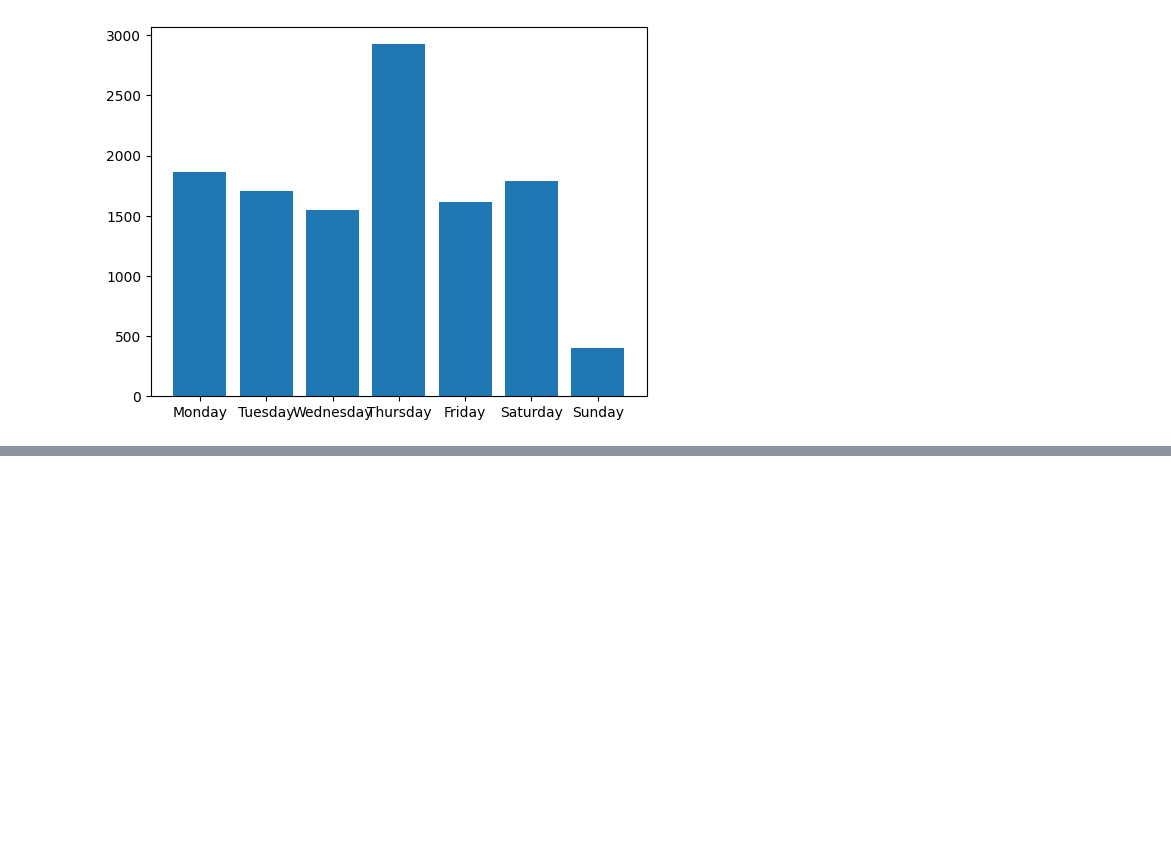
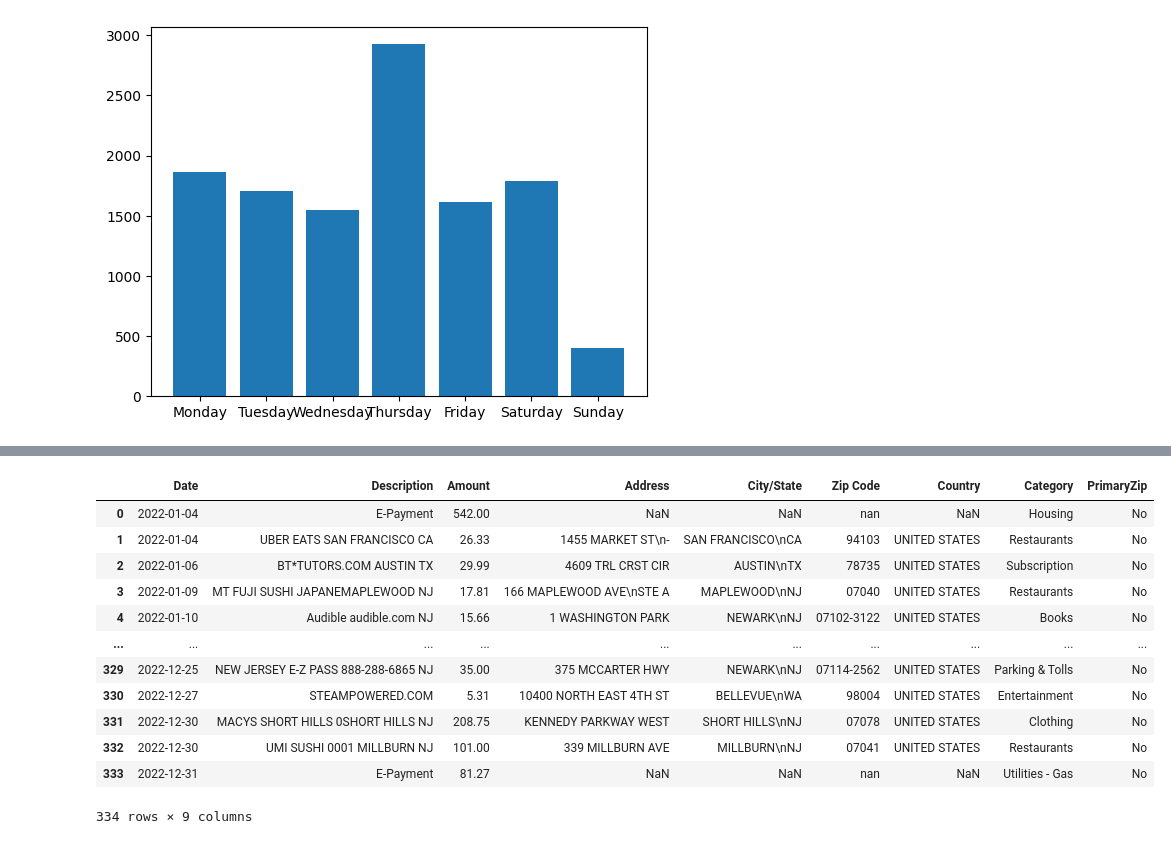
Before and after one commit to franklinjtan/Spendalyzer-Credit-Card-Analytics, a Jupyter notebook: EDA_code_ac.ipynb, the cells around one changed output, grey strips where cells are left out. Drawn from its saved outputs; the diff is of its cells as text; code cells hidden in the pictures; blank space fills up the shorter version.

```diff
--- a/EDA_code_ac.ipynb
+++ b/EDA_code_ac.ipynb
@@ -87,0 +97,19 @@ fig.show()
+# %%
+#Have user enter their primary Zip Code
+primaryzip = input('Enter your primary Zip Code')
+df['PrimaryZip'] = np.where(df['Zip Code'] == primaryzip, 'Yes','No')
+df
+# %% [output]
+|  | Date | Description | Amount | Address | City/State | Zip Code | Country | Category | PrimaryZip |
+| 0 | 2022-01-04 | E-Payment | 542.00 | NaN | NaN | nan | NaN | Housing | No |
+| 1 | 2022-01-04 | UBER EATS SAN FRANCISCO CA | 26.33 | 1455 MARKET ST\n- | SAN FRANCISCO\nCA | 94103 | UNITED STATES | Restaurants | No |
+| 2 | 2022-01-06 | BT*TUTORS.COM AUSTIN TX | 29.99 | 4609 TRL CRST CIR | AUSTIN\nTX | 78735 | UNITED STATES | Subscription | No |
+| 3 | 2022-01-09 | MT FUJI SUSHI JAPANEMAPLEWOOD NJ | 17.81 | 166 MAPLEWOOD AVE\nSTE A | MAPLEWOOD\nNJ | 07040 | UNITED STATES | Restaurants | No |
+| 4 | 2022-01-10 | Audible audible.com NJ | 15.66 | 1 WASHINGTON PARK | NEWARK\nNJ | 07102-3122 | UNITED STATES | Books | No |
+| ... | ... | ... | ... | ... | ... | ... | ... | ... | ... |
+| 329 | 2022-12-25 | NEW JERSEY E-Z PASS 888-288-6865 NJ | 35.00 | 375 MCCARTER HWY | NEWARK\nNJ | 07114-2562 | UNITED STATES | Parking & Tolls | No |
+| 330 | 2022-12-27 | STEAMPOWERED.COM | 5.31 | 10400 NORTH EAST 4TH ST | BELLEVUE\nWA | 98004 | UNITED STATES | Entertainment | No |
+| 331 | 2022-12-30 | MACYS SHORT HILLS 0SHORT HILLS NJ | 208.75 | KENNEDY PARKWAY WEST | SHORT HILLS\nNJ | 07078 | UNITED STATES | Clothing | No |
+| 332 | 2022-12-30 | UMI SUSHI 0001 MILLBURN NJ | 101.00 | 339 MILLBURN AVE | MILLBURN\nNJ | 07041 | UNITED STATES | Restaurants | No |
+| 333 | 2022-12-31 | E-Payment | 81.27 | NaN | NaN | nan | NaN | Utilities - Gas | No |
+334 rows × 9 columns
```
Also changed, not shown: parts of 6 cells of this notebook.
